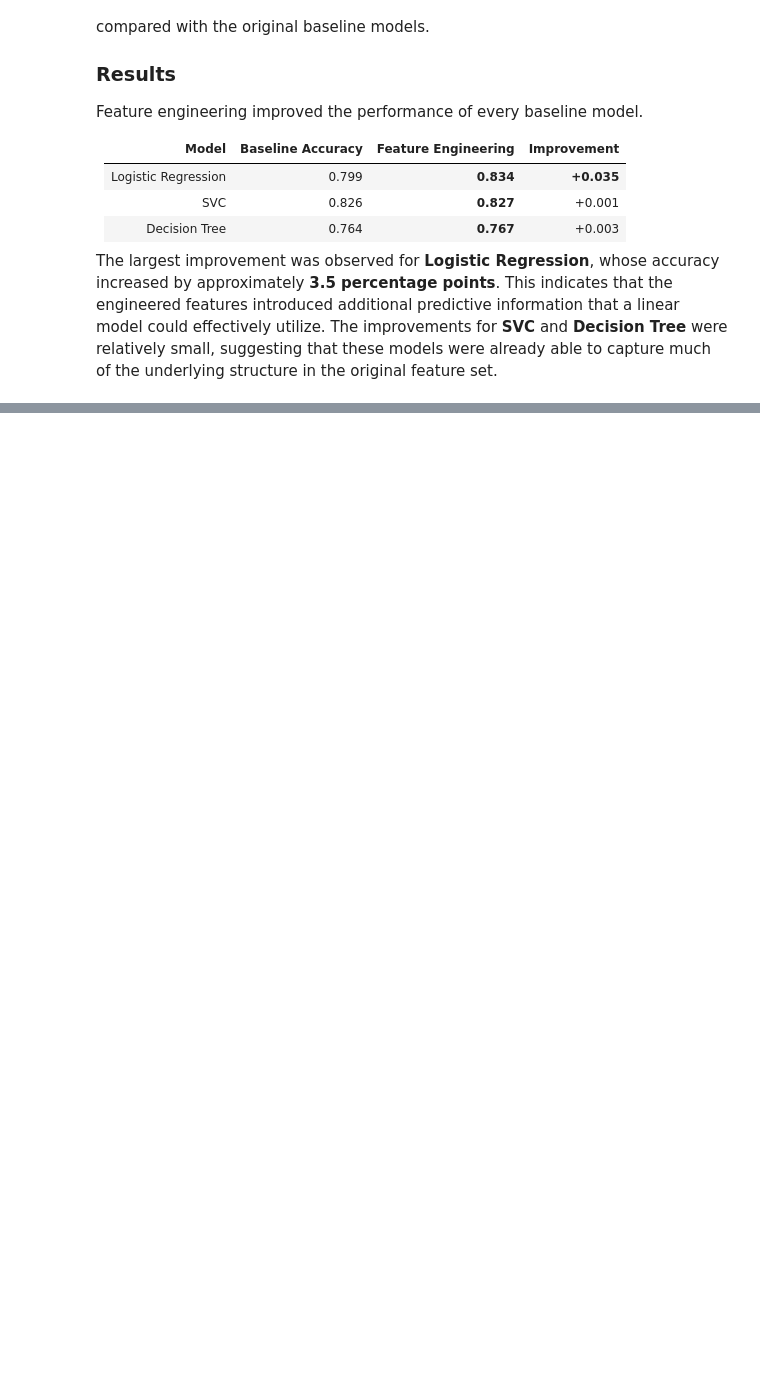
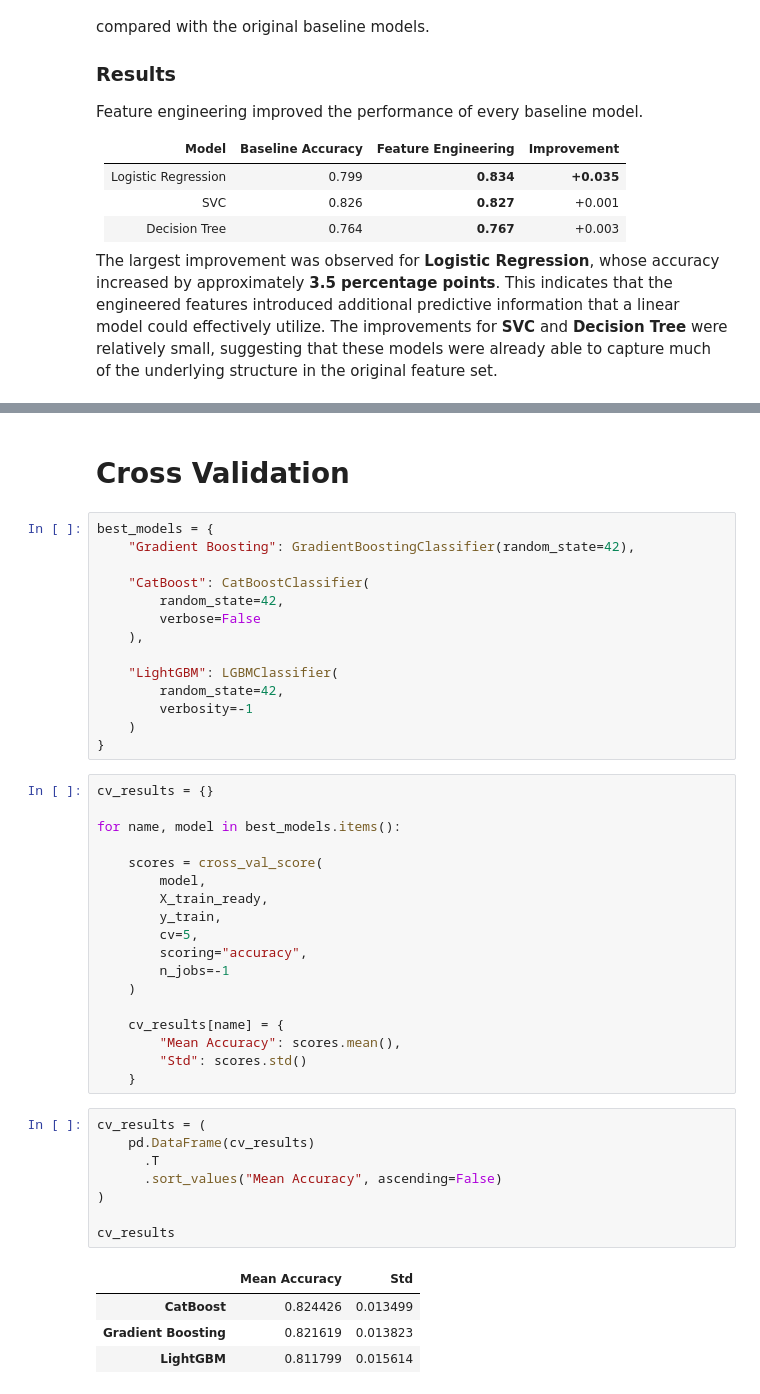
Before and after one commit to mustafa-al-soufi/Titanic, a Jupyter notebook: notebooks/titanic.ipynb, the cells around one changed output, grey strips where cells are left out. Cells and saved outputs as stored; diff of their text form; blank space fills up the shorter version.

```diff
--- a/notebooks/titanic.ipynb
+++ b/notebooks/titanic.ipynb
@@ -867,0 +967,47 @@ The largest improvement was observed for **Logistic Regression**, whose accuracy
+# %% [markdown]
+# Cross Validation
+# %%
+best_models = {
+    "Gradient Boosting": GradientBoostingClassifier(random_state=42),
+
+    "CatBoost": CatBoostClassifier(
+        random_state=42,
+        verbose=False
+    ),
+
+    "LightGBM": LGBMClassifier(
+        random_state=42,
+        verbosity=-1
+    )
+}
+# %%
+cv_results = {}
+
+for name, model in best_models.items():
+
+    scores = cross_val_score(
+        model,
+        X_train_ready,
+        y_train,
+        cv=5,
+        scoring="accuracy",
+        n_jobs=-1
+    )
+
+    cv_results[name] = {
+        "Mean Accuracy": scores.mean(),
+        "Std": scores.std()
+    }
+# %%
+cv_results = (
+    pd.DataFrame(cv_results)
+      .T
+      .sort_values("Mean Accuracy", ascending=False)
+)
+
+cv_results
+# %% [output]
+|  | Mean Accuracy | Std |
+| CatBoost | 0.824426 | 0.013499 |
+| Gradient Boosting | 0.821619 | 0.013823 |
+| LightGBM | 0.811799 | 0.015614 |
```
Also changed, not shown: parts of 6 cells of this notebook, 5 other files.
